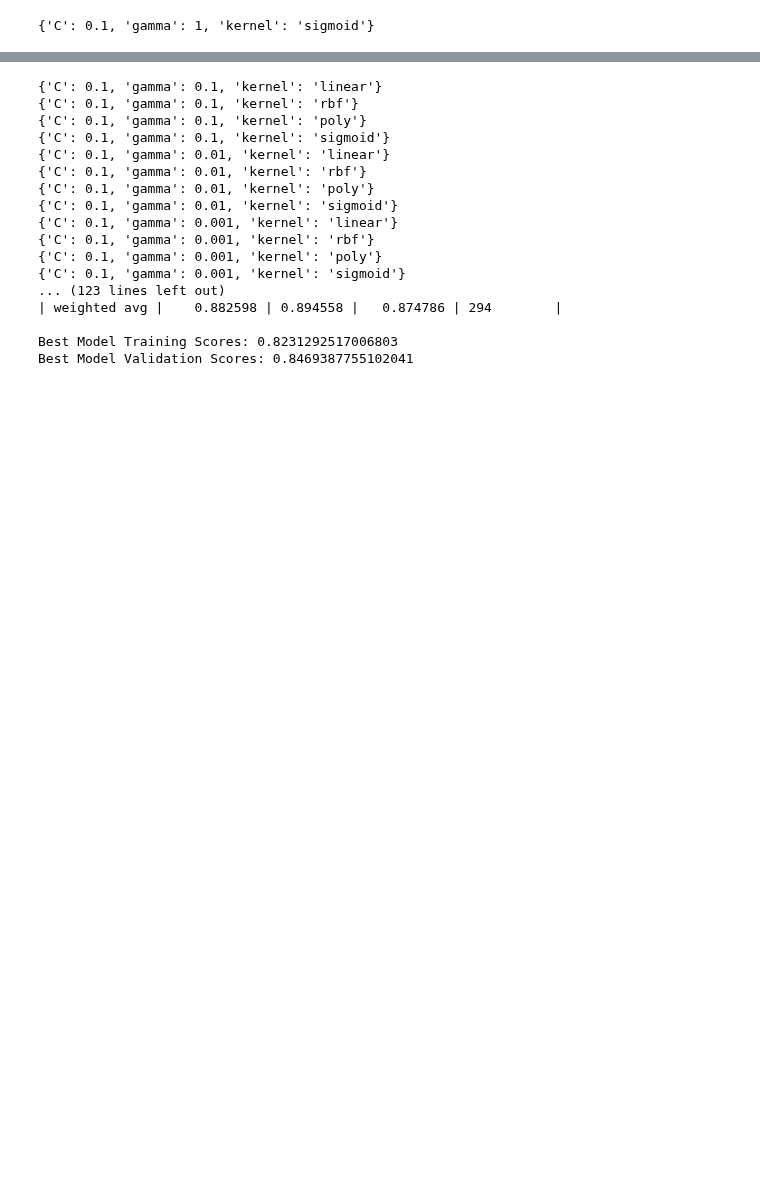
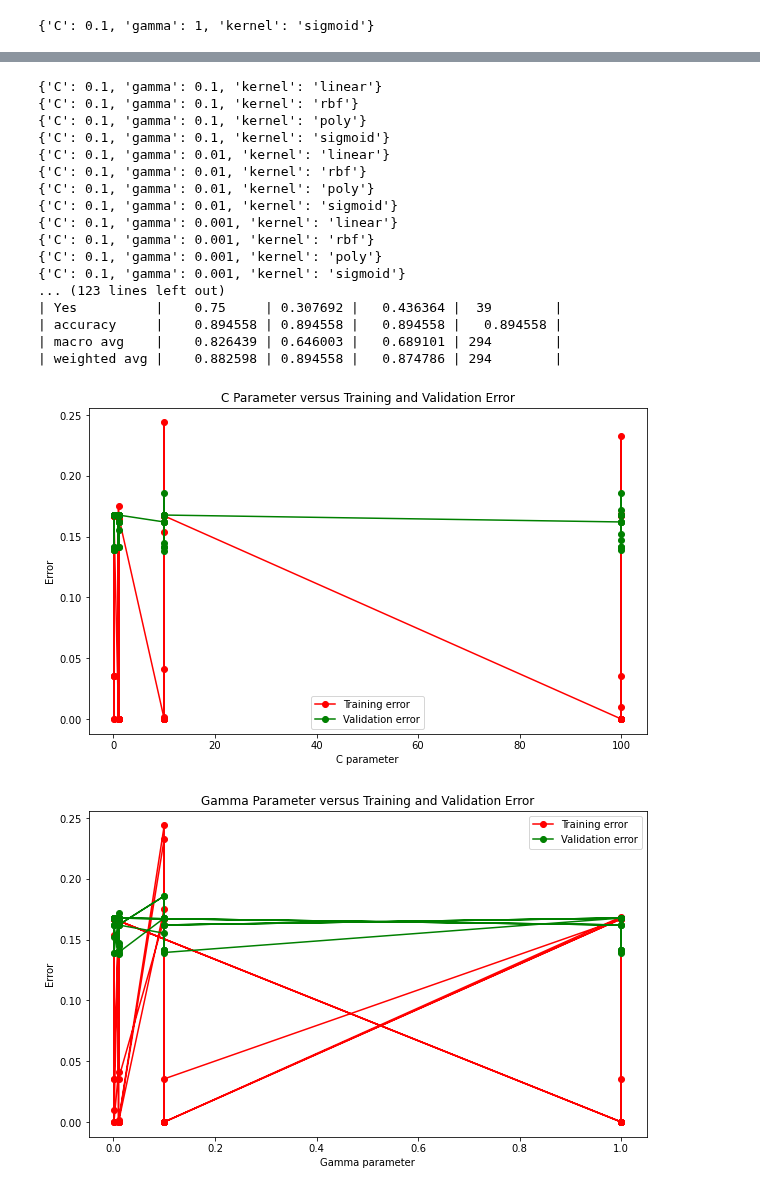
Before and after one commit to hebaashraf21/Employee_Attrition_Prediction, a Jupyter notebook: code/models/SVM.ipynb, the cells around one changed output, grey strips where cells are left out. Saved outputs shown, nothing was run; the diff lists cells and outputs as text; code cells hidden in the pictures; blank space fills up the shorter version.

Commit message:
svm: plot c versus error+ gamma versus error

```diff
--- a/code/models/SVM.ipynb
+++ b/code/models/SVM.ipynb
@@ -83,6 +83,12 @@ rows = []
 # Track unique kernel types
 unique_kernels = set()
 
+# Track C values, gammas, and corresponding errors
+c_values = []
+gamma_values = []
+training_errors = []
+validation_errors = []
+
 # Iterate over all combinations of hyperparameters
 for params in ParameterGrid(param_grid):
 
@@ -102,6 +108,13 @@ for params in ParameterGrid(param_grid):
     train_std = np.std(train_scores, axis=1)
     val_mean = 1 - np.mean(val_scores, axis=1)
     val_std = np.std(val_scores, axis=1)
+
+
+    # Store C and gamma values and corresponding errors
+    c_values.append(params['C'])
+    gamma_values.append(params['gamma'])
+    training_errors.append(train_mean[-1])  # Take the last error value for full training set
+    validation_errors.append(val_mean[-1])  # Take the last error value for full training set
 
     # Plot the bias-variance tradeoff only once for each kernel type
     if params['kernel'] not in unique_kernels:
@@ -147,37 +160,40 @@ print(tabulate(rows, headers=headers, tablefmt='github'))
 
 # Print the best parameters and the report for the best accuracy
 print("________________________________________________")
+# Print the best accuracy and corresponding metrics
+print("Best Accuracy:", best_accuracy)
 print("Best Parameters:", best_params)
+print("Best Training Accuracy:", best_train_scores)
+print("Best Validation Accuracy:", best_val_scores)
+
 print("\nClassification Report for Best Accuracy:")
 report_df = pd.DataFrame(best_report).transpose()
 print(tabulate(report_df, headers='keys', tablefmt='github'))
-
-# Print the training and validation scores for the best model
-print("\nBest Model Training Scores:", best_train_scores)
-print("Best Model Validation Scores:", best_val_scores)
 # %% [output]
 {'C': 0.1, 'gamma': 1, 'kernel': 'linear'}
 [figure]
 {'C': 0.1, 'gamma': 1, 'kernel': 'rbf'}
 [figure]
 {'C': 0.1, 'gamma': 1, 'kernel': 'poly'}
 [figure]
 {'C': 0.1, 'gamma': 1, 'kernel': 'sigmoid'}
 [figure]
 {'C': 0.1, 'gamma': 0.1, 'kernel': 'linear'}
 {'C': 0.1, 'gamma': 0.1, 'kernel': 'rbf'}
 {'C': 0.1, 'gamma': 0.1, 'kernel': 'poly'}
 {'C': 0.1, 'gamma': 0.1, 'kernel': 'sigmoid'}
 {'C': 0.1, 'gamma': 0.01, 'kernel': 'linear'}
 {'C': 0.1, 'gamma': 0.01, 'kernel': 'rbf'}
 {'C': 0.1, 'gamma': 0.01, 'kernel': 'poly'}
 {'C': 0.1, 'gamma': 0.01, 'kernel': 'sigmoid'}
 {'C': 0.1, 'gamma': 0.001, 'kernel': 'linear'}
 {'C': 0.1, 'gamma': 0.001, 'kernel': 'rbf'}
 {'C': 0.1, 'gamma': 0.001, 'kernel': 'poly'}
 {'C': 0.1, 'gamma': 0.001, 'kernel': 'sigmoid'}
 ... (123 lines left out)
+| Yes          |    0.75     | 0.307692 |   0.436364 |  39        |
+| accuracy     |    0.894558 | 0.894558 |   0.894558 |   0.894558 |
+| macro avg    |    0.826439 | 0.646003 |   0.689101 | 294        |
 | weighted avg |    0.882598 | 0.894558 |   0.874786 | 294        |
-
-Best Model Training Scores: 0.8231292517006803
-Best Model Validation Scores: 0.8469387755102041
+[figure, added]
+[figure, added]
```
Also changed, not shown: parts of 1 cell of this notebook.
